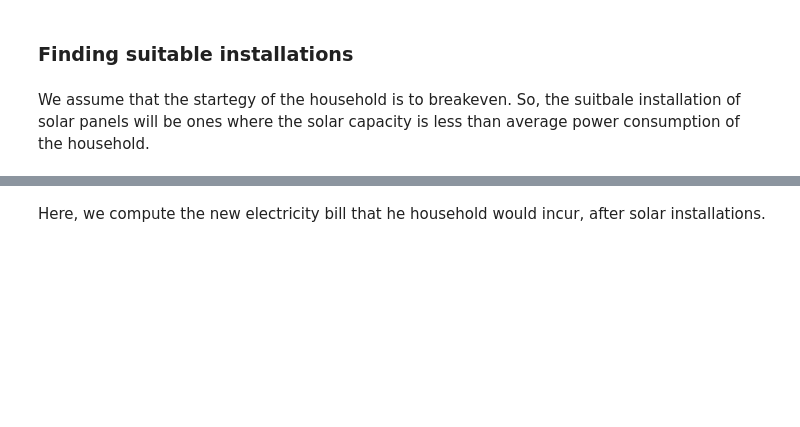
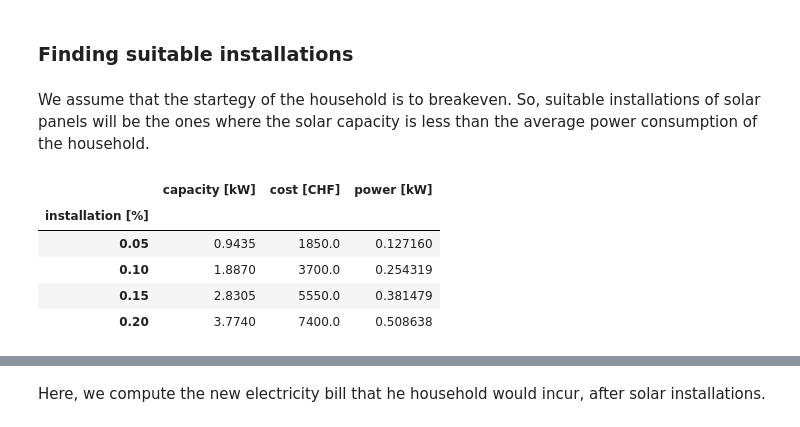
Before and after one commit to e-bug/solarity, a Jupyter notebook: Solarity.ipynb, the cells around one changed output, grey strips where cells are left out. Drawn from its saved outputs; the diff is of its cells as text; code cells hidden in the pictures; blank space fills up the shorter version.

```diff
--- a/Solarity.ipynb
+++ b/Solarity.ipynb
@@ -100,6 +125,6 @@ potentialAllFeatures
 # %%
-averageElectricityBill = np.array([80]) ## CHF
-roofArea = 30 ## m2
+averageElectricityBill = np.array([80]) # CHF
+roofArea = 120 # m2
 # %% [markdown]
 ## Parameters
 # %% [markdown]
@@ -107,3 +134,3 @@ roofArea = 30 ## m2
 # %%
-elecTarrif = 0.20 ##CHF/Kwh
+elecTariff = 0.20 # CHF/kWh
 # %% [markdown]
@@ -121,4 +151,3 @@ milli = 1000
 # %%
-avgEnergy = averageElectricityBill / elecTarrif
-avgEnergy
+avgEnergy = averageElectricityBill / elecTariff
 # %%
@@ -139,6 +174,9 @@ solarPower
+# %%
+solarPower = capacity * monthly_potential # kW
 # %% [markdown]
 ### Finding suitable installations
 # %% [markdown]
-We assume that the startegy of the household is to breakeven. So, the suitbale installation of solar panels will be ones where the solar capacity is less than average power consumption of the household.
+We assume that the startegy of the household is to breakeven.
+So, suitable installations of solar panels will be the ones where the solar capacity is less than the average power consumption of the household.
 # %%
 indx = solarPower <= avgPower
@@ -148,10 +187,17 @@ installCost = cost[indx]
 installPower = solarPower[indx]
 # %%
 solar_df = pd.DataFrame()
-solar_df['capacity'] = installCapacity
-solar_df['cost'] = installCost
-solar_df['power'] = installPower
-solar_df['installation'] = installationFinal
-solar_df = solar_df.set_index('installation')
+solar_df['capacity [kW]'] = installCapacity
+solar_df['cost [CHF]'] = installCost
+solar_df['power [kW]'] = installPower
+solar_df['installation [%]'] = installationFinal
+solar_df = solar_df.set_index('installation [%]')
 solar_df
+# %% [output]
+|  | capacity [kW] | cost [CHF] | power [kW] |
+| installation [%] |  |  |  |
+| 0.05 | 0.9435 | 1850.0 | 0.127160 |
+| 0.10 | 1.8870 | 3700.0 | 0.254319 |
+| 0.15 | 2.8305 | 5550.0 | 0.381479 |
+| 0.20 | 3.7740 | 7400.0 | 0.508638 |
 # %% [markdown]
```
Also changed, not shown: parts of 66 cells of this notebook.
